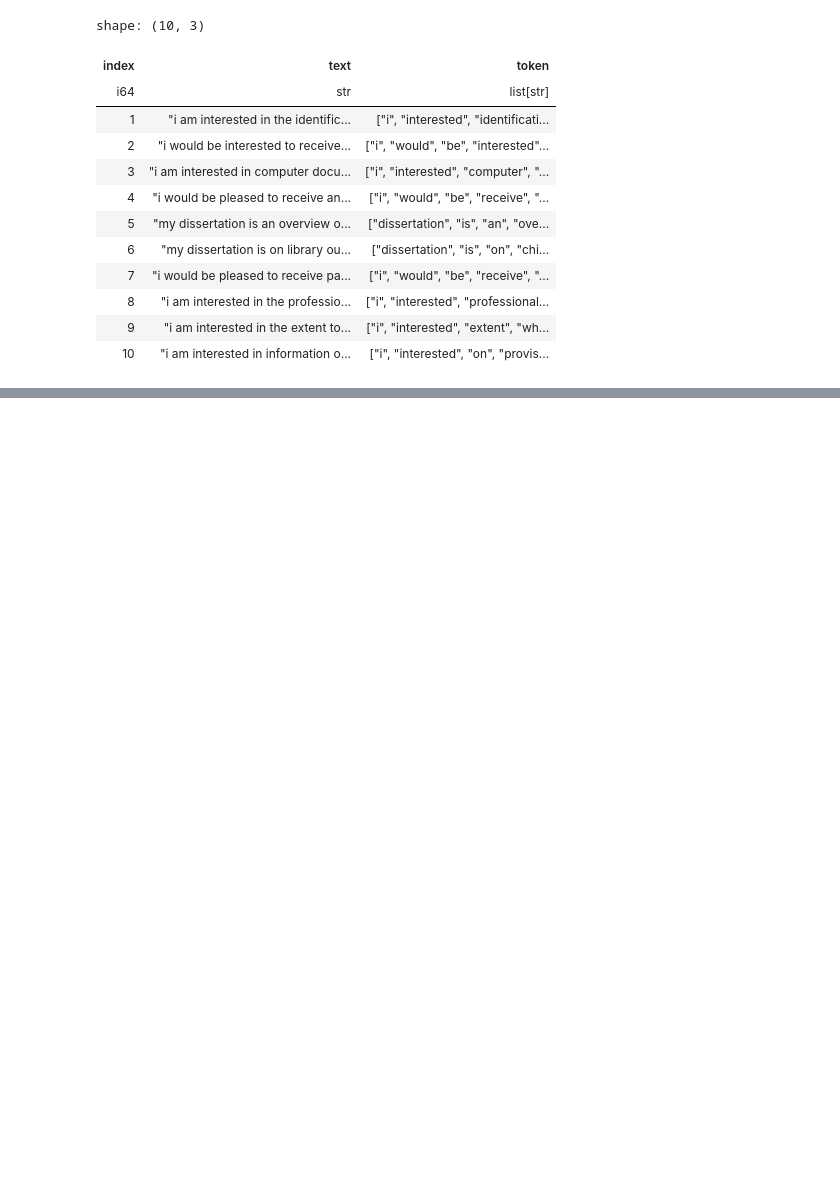
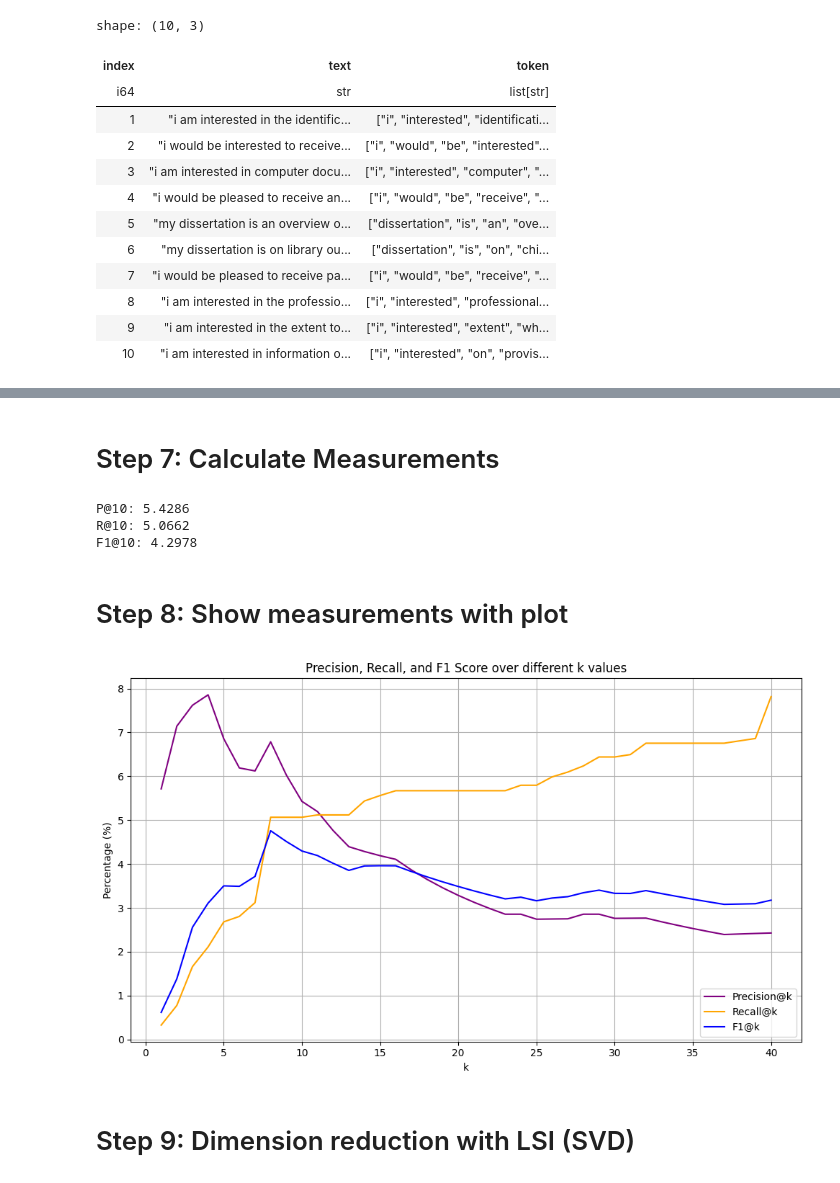
Before and after one commit to AsadiAhmad/TF-IDF-Model, a Jupyter notebook: Code/TF_IDF.ipynb, the cells around one changed output, grey strips where cells are left out. Cells and saved outputs as stored; diff of their text form; code cells hidden in the pictures; blank space fills up the shorter version.

```diff
--- a/Code/TF_IDF.ipynb
+++ b/Code/TF_IDF.ipynb
@@ -488,0 +608,18 @@ shape: (10, 3)
+# %%
+def compute_top_k_similarities(document_matrix: pl.DataFrame, query_matrix: pl.DataFrame, top_k: int = 40) -> pl.DataFrame:
+    doc_matrix_np = document_matrix.drop("token").to_numpy()
+    query_matrix_np = query_matrix.drop("token").to_numpy()
+    doc_matrix_np = doc_matrix_np.T
+    query_matrix_np = query_matrix_np.T
+
+    sim_matrix = cosine_similarity(query_matrix_np, doc_matrix_np)
+    top_indices = np.argsort(-sim_matrix, axis=1)[:, :top_k]
+
+    result = pl.DataFrame({
+        "query_id": [i + 1 for i in range(top_indices.shape[0])],
+        "top_docs": [list(map(int, row)) for row in top_indices]
+    })
+
+    return result
+# %%
+result = compute_top_k_similarities(document_matrix, query_matrix, 40)
@@ -488,0 +642,2 @@ shape: (10, 3)
+# %% [markdown]
+# Step 7: Calculate Measurements
@@ -488,0 +673,40 @@ shape: (10, 3)
+# %%
+k = 10
+pk, rk, fk = calculate_measurements(result, real_result, k)
+# %%
+print(f"P@{k}: {pk*100:.4f}")
+print(f"R@{k}: {rk*100:.4f}")
+print(f"F1@{k}: {fk*100:.4f}")
+# %% [output]
+P@10: 5.4286
+R@10: 5.0662
+F1@10: 4.2978
+# %% [markdown]
+# Step 8: Show measurements with plot
+# %%
+ks = list(range(1, 41))
+pks, rks, fks = [], [], []
+
+for k in ks:
+    pk, rk, fk = calculate_measurements(result, real_result, k)
+    pks.append(pk * 100)
+    rks.append(rk * 100)
+    fks.append(fk * 100)
+
+plt.figure(figsize=(10, 6))
+plt.plot(ks, pks, label='Precision@k', color='purple')
+plt.plot(ks, rks, label='Recall@k', color='orange')
+plt.plot(ks, fks, label='F1@k', color='blue')
+
+plt.title('Precision, Recall, and F1 Score over different k values')
+plt.xlabel('k')
+plt.ylabel('Percentage (%)')
+plt.xticks(range(0, 41, 5))
+plt.grid(True)
+plt.legend()
+plt.tight_layout()
+plt.show()
+# %% [output]
+[figure, added]
+# %% [markdown]
+# Step 9: Dimension reduction with LSI (SVD)
```
Also changed, not shown: parts of 14 cells of this notebook.
